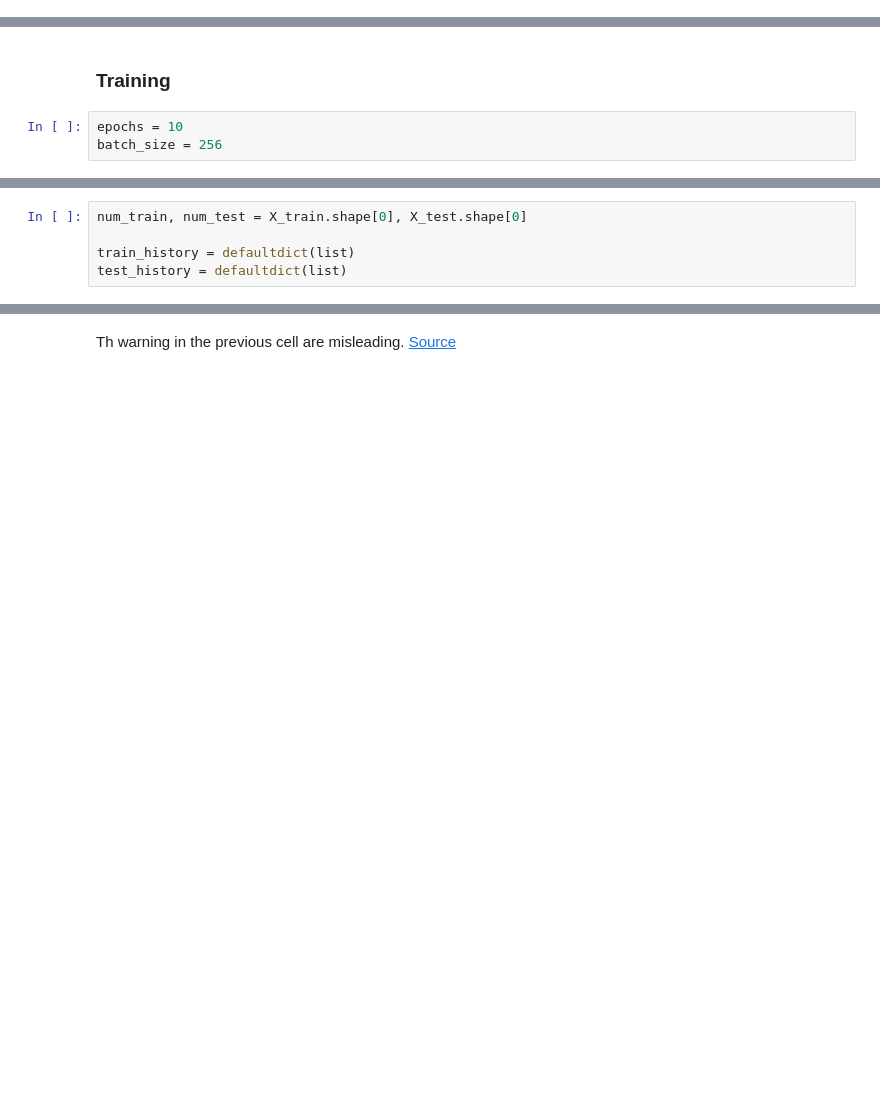
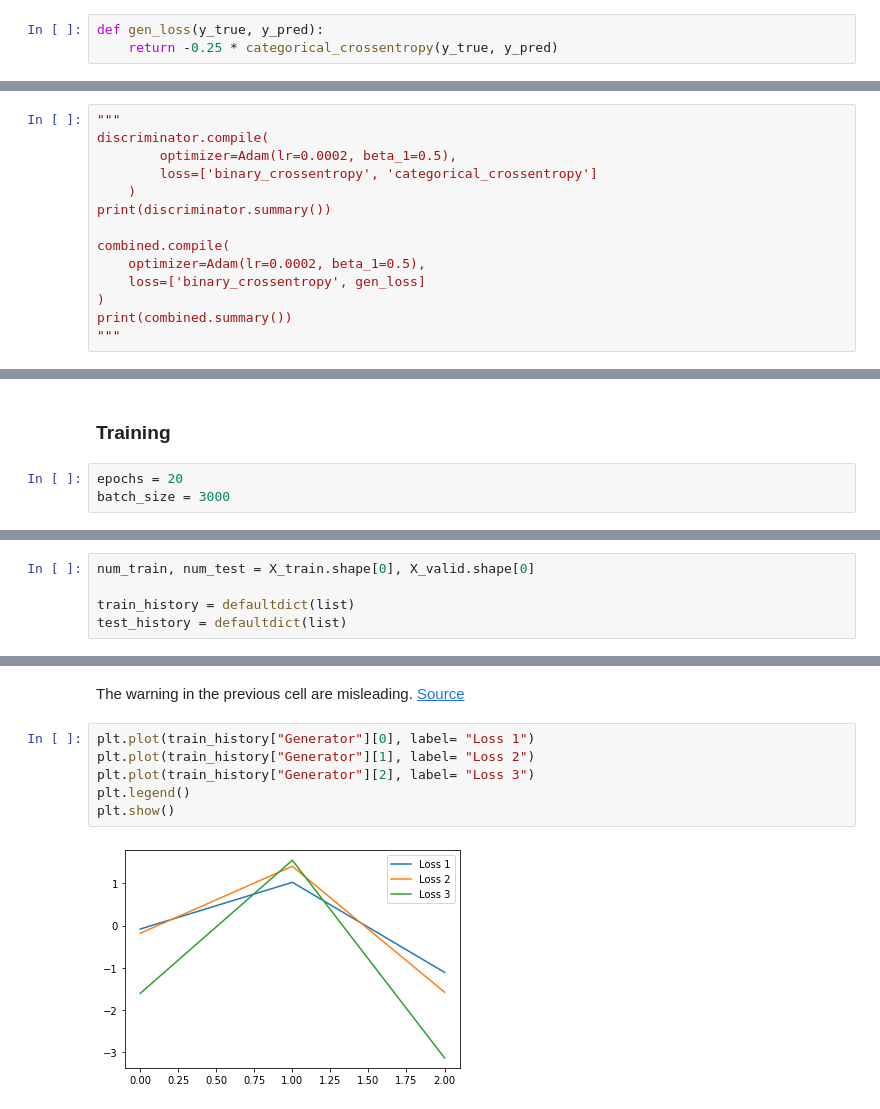
Before and after one commit to itsayushthada/Particle-Physics-Experiments, a Jupyter notebook: Particle-Identification/PIT_by_NeuralNetowrks.ipynb, the cells around one changed output, grey strips where cells are left out. Saved outputs shown, nothing was run; the diff lists cells and outputs as text; blank space fills up the shorter version.

```diff
--- a/Particle-Identification/PIT_by_NeuralNetowrks.ipynb
+++ b/Particle-Identification/PIT_by_NeuralNetowrks.ipynb
@@ -356,4 +398,7 @@ Total params: 16,607
 Trainable params: 16,207
 Non-trainable params: 400
 __________________________________________________________________________________________________
+# %%
+def gen_loss(y_true, y_pred):
+    return -0.25 * categorical_crossentropy(y_true, y_pred)
 # %%
@@ -396,0 +470,14 @@ ________________________________________________________________________________
+# %%
+"""
+discriminator.compile(
+        optimizer=Adam(lr=0.0002, beta_1=0.5),
+        loss=['binary_crossentropy', 'categorical_crossentropy']
+    )
+print(discriminator.summary())
+
+combined.compile(
+    optimizer=Adam(lr=0.0002, beta_1=0.5),
+    loss=['binary_crossentropy', gen_loss]
+)
+print(combined.summary())
+"""
@@ -397,5 +486,5 @@ ________________________________________________________________________________
 # %% [markdown]
 ### Training
 # %%
-epochs = 10
-batch_size = 256
+epochs = 20
+batch_size = 3000
@@ -408,5 +491,5 @@ y_test = validation_data.Class.values
 # %%
-num_train, num_test = X_train.shape[0], X_test.shape[0]
+num_train, num_test = X_train.shape[0], X_valid.shape[0]
 
 train_history = defaultdict(list)
 test_history = defaultdict(list)
@@ -556,2 +638,10 @@ Epoch 3/10
 # %% [markdown]
-Th warning in the previous cell are misleading. [Source](https://github.com/keras-team/keras/issues/8585)
+The warning in the previous cell are misleading. [Source](https://github.com/keras-team/keras/issues/8585)
+# %%
+plt.plot(train_history["Generator"][0], label= "Loss 1")
+plt.plot(train_history["Generator"][1], label= "Loss 2")
+plt.plot(train_history["Generator"][2], label= "Loss 3")
+plt.legend()
+plt.show()
+# %% [output]
+[figure, added]
```
Also changed, not shown: parts of 40 cells of this notebook.
